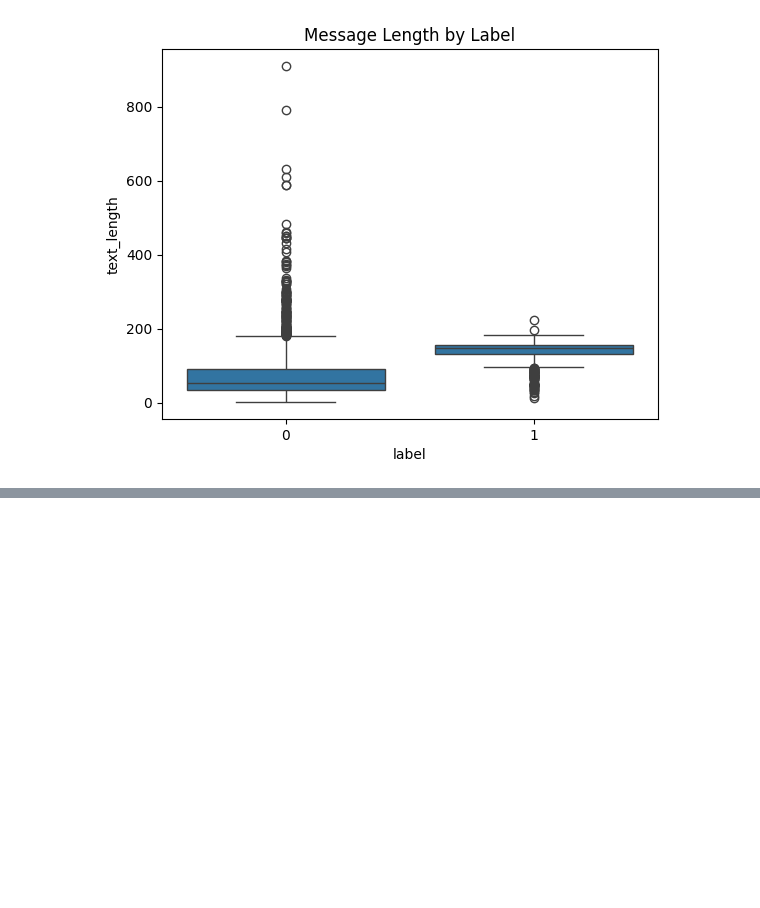
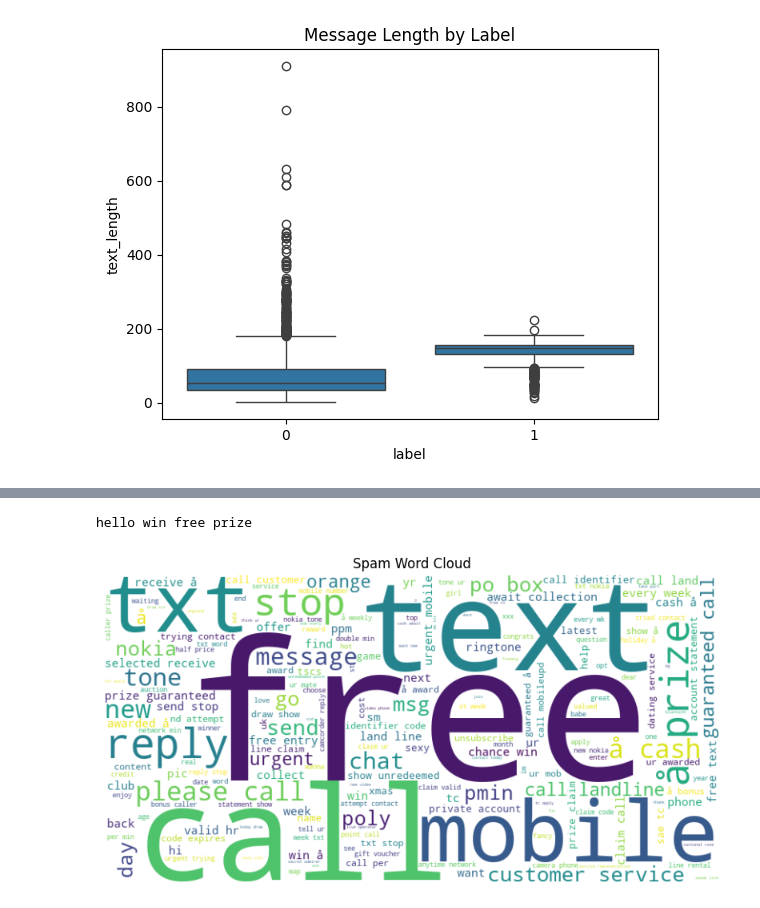
Before and after one commit to Abelgeo/Spam-Email-Classifier, a Jupyter notebook: notebooks/exploration.ipynb, the cells around one changed output, grey strips where cells are left out. Cells and saved outputs as stored; diff of their text form; code cells hidden in the pictures; blank space fills up the shorter version.

Commit message:
Did some preprocessing

```diff
--- a/notebooks/exploration.ipynb
+++ b/notebooks/exploration.ipynb
@@ -48,3 +48,31 @@ max       910.000000
 Name: text, dtype: float64
 [figure]
 [figure]
+# %%
+import nltk
+from nltk.corpus import stopwords
+from nltk.stem import WordNetLemmatizer
+import re
+import string
+
+# Download NLTK data (run once, comment out after)
+nltk.download('stopwords')
+nltk.download('wordnet')
+
+# Initialize tools
+lemmatizer = WordNetLemmatizer()
+stop_words = set(stopwords.words('english'))
+
+def preprocess_text(text):
+    text = text.lower()  # Convert to lowercase
+    text = re.sub(r'\d+', '', text)  # Remove digits
+    text = text.translate(str.maketrans('', '', string.punctuation))  # Remove punctuation
+    words = text.split()  # Tokenize into words
+    words = [lemmatizer.lemmatize(word) for word in words if word not in stop_words and len(word) > 1]  # Lemmatize, remove stopwords and short words
+    return ' '.join(words)
+
+# Apply preprocessing
+df['clean_text'] = df['text'].apply(preprocess_text)
+
+# Verify the result
+print(df[['text', 'clean_text']].head(10))
@@ -50,0 +103,23 @@ Name: text, dtype: float64
+# %%
+test_text = "Hello! Win free prize now!!"
+print(preprocess_text(test_text))
+# %% [output]
+hello win free prize
+# %%
+from wordcloud import WordCloud
+import matplotlib.pyplot as plt
+
+# Combine all spam messages (where label == 1)
+spam_words = ' '.join(df[df['label'] == 1]['clean_text'])
+
+# Generate word cloud
+wordcloud = WordCloud(width=800, height=400, background_color='white').generate(spam_words)
+
+# Display
+plt.figure(figsize=(10, 5))
+plt.imshow(wordcloud, interpolation='bilinear')
+plt.title('Spam Word Cloud')
+plt.axis('off')  # Hide axes
+plt.show()
+# %% [output]
+[figure, added]
```
Also changed, not shown: parts of 1 cell of this notebook, 1 other file.
